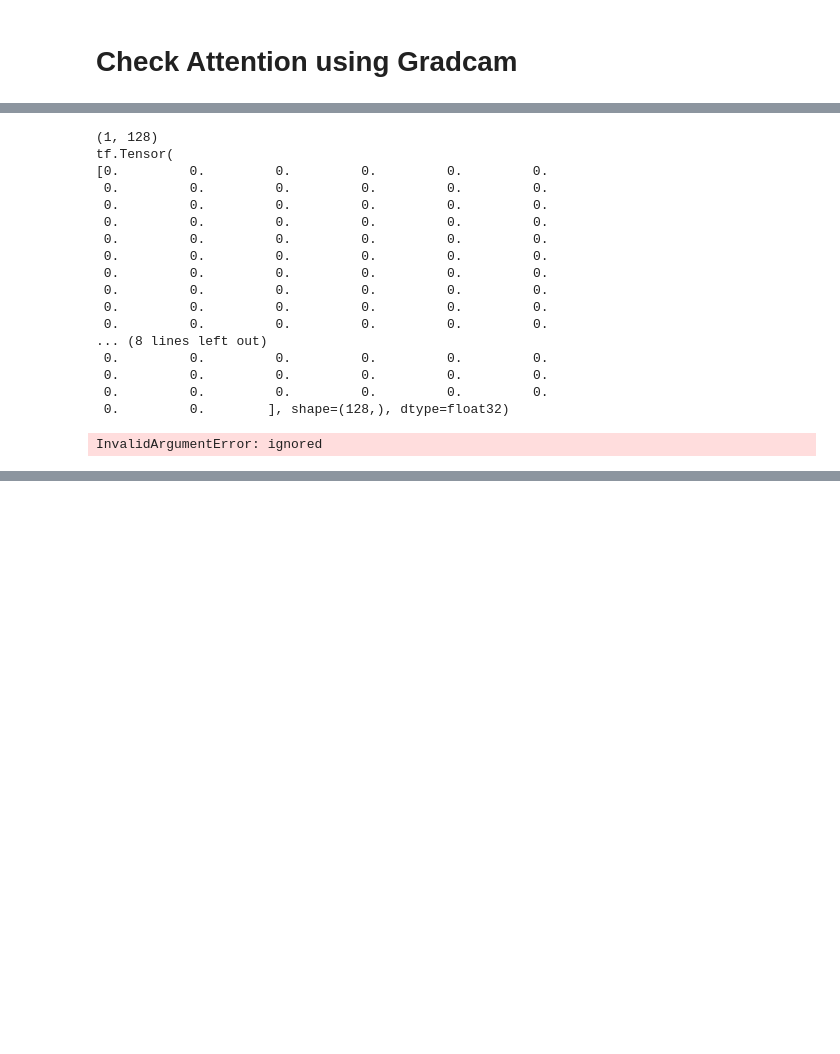
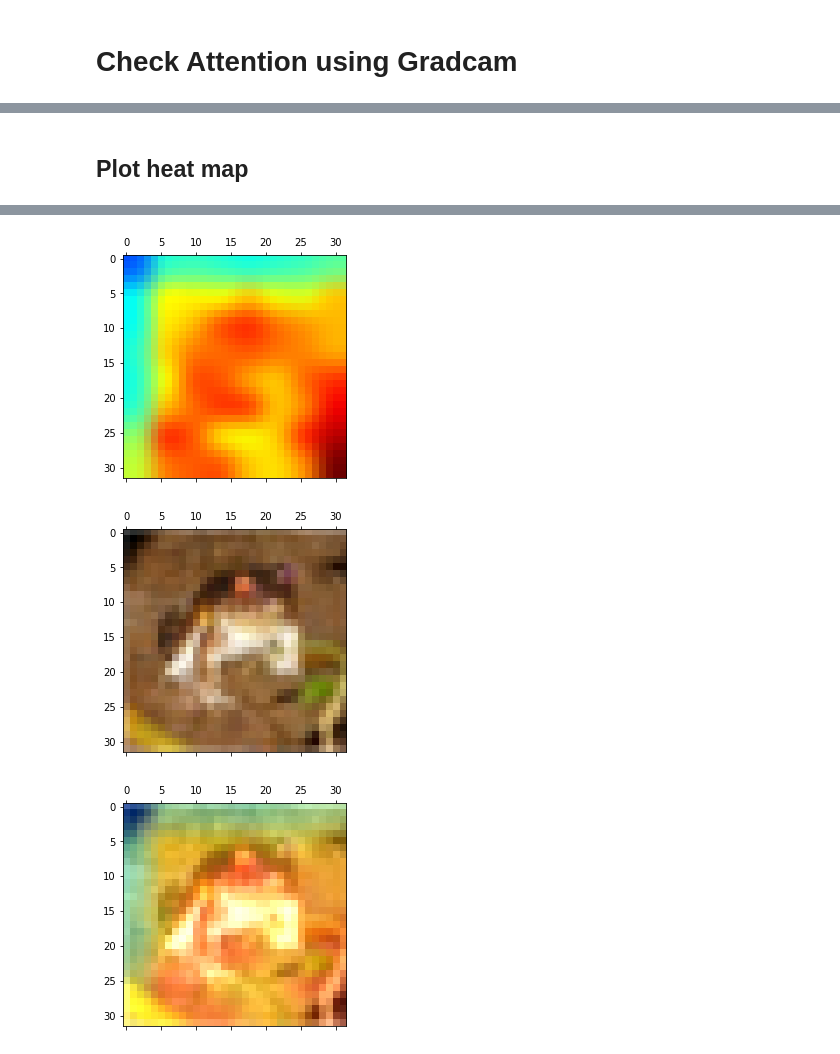
Before and after one commit to daisea3e1203/soco_fashion_dnn, a Jupyter notebook: 03_dev_gradcam_on_representation_learner.ipynb, the cells around one changed output, grey strips where cells are left out. Saved outputs shown, nothing was run; the diff lists cells and outputs as text; code cells hidden in the pictures; blank space fills up the shorter version.

Commit message:
show encoder heat map output

```diff
--- a/03_dev_gradcam_on_representation_learner.ipynb
+++ b/03_dev_gradcam_on_representation_learner.ipynb
@@ -341,5 +469,10 @@ def make_gradcam_heatmap(img_array, model, last_conv_layer_name, pred_index=None
 # %%
+# Sanity check: print grad and check there's atleast one feature that is not 0
+
 img = x_data[0].reshape(1, target_size, target_size, 3)
+layer_name = "dense_1"
+target_model = representation_learner.projector
+last_layer_output_ph = target_model.get_layer(layer_name).output
 
-heatmap = make_gradcam_heatmap(img, representation_learner.encoder, "conv2_block3_1_relu") # this isn't the last conv layer, but it had a nice response
+heatmap = make_gradcam_heatmap(representation_learner.encoder(img), target_model, last_layer_output_ph) # this isn't the last conv layer, but it had a nice response
 # %% [output]
@@ -347,3 +496,0 @@ ValueError: ignored
-# %%
-# Sanity check: check the output isn't 0
-representation_learner(img)
@@ -368,22 +497,35 @@ array([[0.        , 0.09652813, 0.00065785, 0.01441786, 0.        ,
-# %%
-# Sanity check: print grad and check there's atleast one feature that is not 0
-heatmap = make_gradcam_heatmap(representation_learner.encoder(img), representation_learner.projector, "dense_1") # this isn't the last conv layer, but it had a nice response
-# %% [output]
-(1, 128)
-tf.Tensor(
-[0.         0.         0.         0.         0.         0.
- 0.         0.         0.         0.         0.         0.
- 0.         0.         0.         0.         0.         0.
- 0.         0.         0.         0.         0.         0.
- 0.         0.         0.         0.         0.         0.
- 0.         0.         0.         0.         0.         0.
- 0.         0.         0.         0.         0.         0.
- 0.         0.         0.         0.         0.         0.
- 0.         0.         0.         0.         0.         0.
- 0.         0.         0.         0.         0.         0.
-... (8 lines left out)
- 0.         0.         0.         0.         0.         0.
- 0.         0.         0.         0.         0.         0.
- 0.         0.         0.         0.         0.         0.
- 0.         0.        ], shape=(128,), dtype=float32)
-InvalidArgumentError: ignored
+# %% [markdown]
+## Plot heat map
+# %%
+import numpy as np
+import matplotlib.cm as cm
+
+def display_image(img_array, heatmap_array, alpha=0.4):
+    heatmap = np.uint8(255 * heatmap_array)
+
+    jet = cm.get_cmap("jet")
+    # Use RGB values of the colormap
+    jet_colors = jet(np.arange(256))[:, :3]
+    jet_heatmap = jet_colors[heatmap]
+    # Create an image with RGB colorized heatmap
+    jet_heatmap = keras.preprocessing.image.array_to_img(jet_heatmap)
+    jet_heatmap = jet_heatmap.resize((img_array.shape[1], img_array.shape[0]))
+    jet_heatmap = keras.preprocessing.image.img_to_array(jet_heatmap)
+
+    # Superimpose the heatmap on original image
+    superimposed_img = jet_heatmap * alpha + img_array
+    # superimposed_img = keras.preprocessing.image.array_to_img(superimposed_img)
+
+
+    plt.matshow(jet_heatmap/255)
+    plt.matshow(img_array/255)
+    plt.matshow(superimposed_img/255)
+
+    # Save the superimposed image
+    # superimposed_img.save(cam_path)
+
+    # Display Grad CAM
+    # display(Image(cam_path))
+# %%
+display_image(img.reshape(32,32,3), heatmap)
+# %% [output]
@@ -389,0 +533,3 @@ InvalidArgumentError: ignored
+[figure, added]
+[figure, added]
+[figure, added]
```
Also changed, not shown: parts of 13 cells of this notebook.
